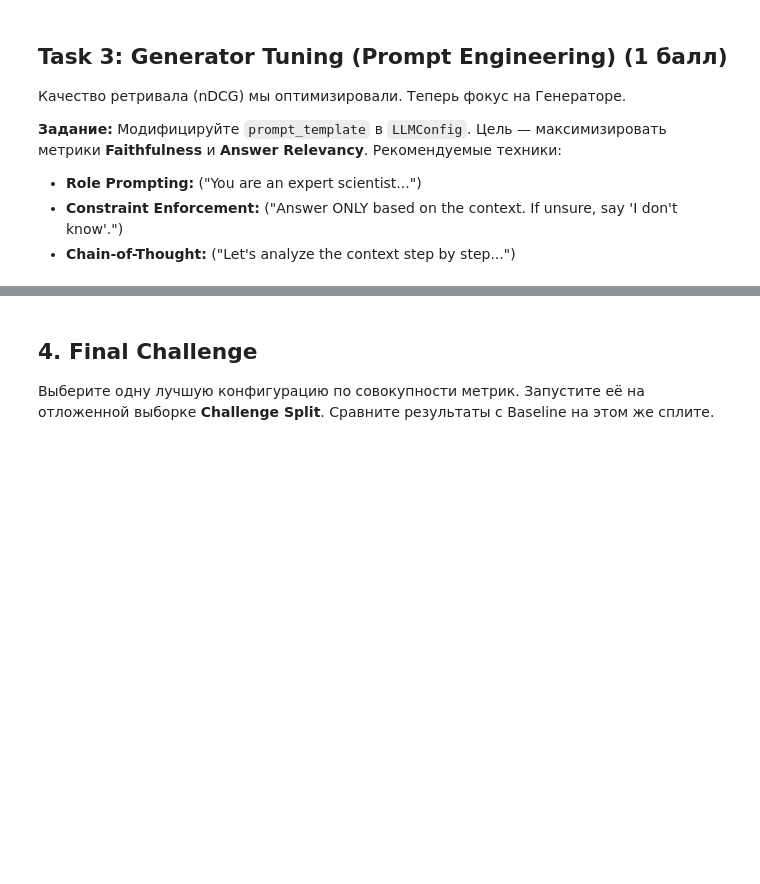
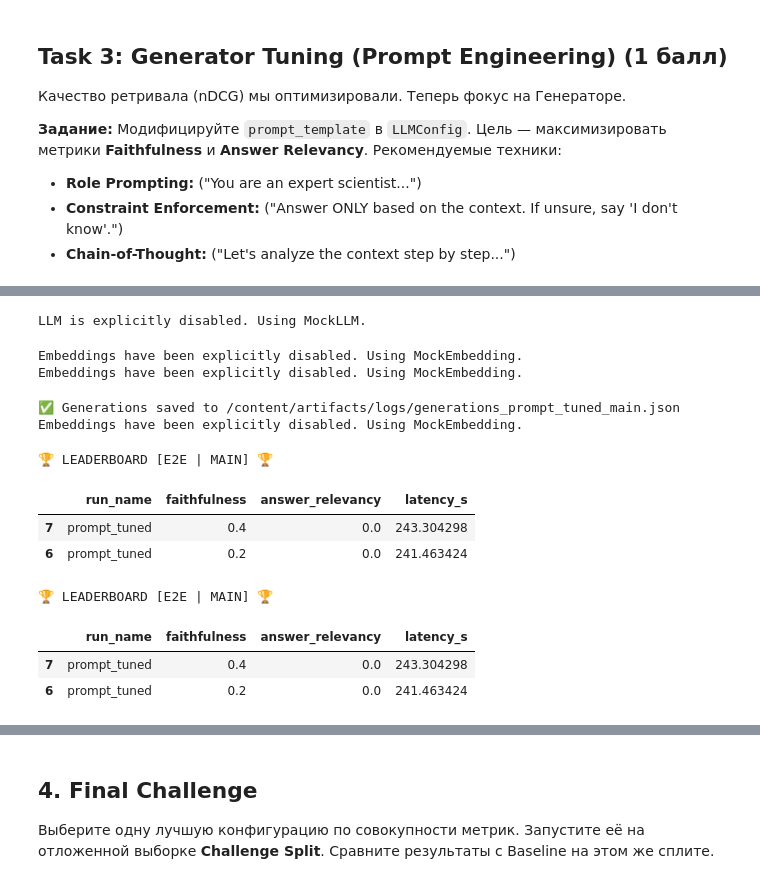
Before and after one commit to MoiseevRoman/NLP-course, a Jupyter notebook: 11.RAG/homework/NLP2_homework_2_RAG.ipynb, the cells around one changed output, grey strips where cells are left out. Drawn from its saved outputs; the diff is of its cells as text; code cells hidden in the pictures; blank space fills up the shorter version.

```diff
--- a/11.RAG/homework/NLP2_homework_2_RAG.ipynb
+++ b/11.RAG/homework/NLP2_homework_2_RAG.ipynb
@@ -857,14 +901,28 @@ Embeddings have been explicitly disabled. Using MockEmbedding.
 # %%
 cfg_prompt = RAGConfig(
-    name="hybrid_rerank",
+    name="prompt_tuned",
     chunking=ChunkingConfig(chunk_size=256, chunk_overlap=50),
     retrieval=RetrievalConfig(top_k=5, overfetch_k=15),
     llm=LLMConfig(prompt_template="Answer ONLY based on the context. If unsure, say 'I don't know'."),
-    qdrant_collection="scifact_hybrid_rerank"
+    qdrant_collection="scifact_prompt_tuned"
 )
 
 run_e2e(cfg_prompt, "main", "prompt_tuned")
 show_leaderboard("e2e", "main")
+# %% [output]
+LLM is explicitly disabled. Using MockLLM.
+Embeddings have been explicitly disabled. Using MockEmbedding.
+Embeddings have been explicitly disabled. Using MockEmbedding.
+✅ Generations saved to /content/artifacts/logs/generations_prompt_tuned_main.json
+Embeddings have been explicitly disabled. Using MockEmbedding.
+🏆 LEADERBOARD [E2E | MAIN] 🏆
+|  | run_name | faithfulness | answer_relevancy | latency_s |
+| 7 | prompt_tuned | 0.4 | 0.0 | 243.304298 |
+| 6 | prompt_tuned | 0.2 | 0.0 | 241.463424 |
+🏆 LEADERBOARD [E2E | MAIN] 🏆
+|  | run_name | faithfulness | answer_relevancy | latency_s |
+| 7 | prompt_tuned | 0.4 | 0.0 | 243.304298 |
+| 6 | prompt_tuned | 0.2 | 0.0 | 241.463424 |
 # %%
 cfg_prompt = RAGConfig(
     name="hybrid_rerank",
```
Also changed, not shown: parts of 14 cells of this notebook.
